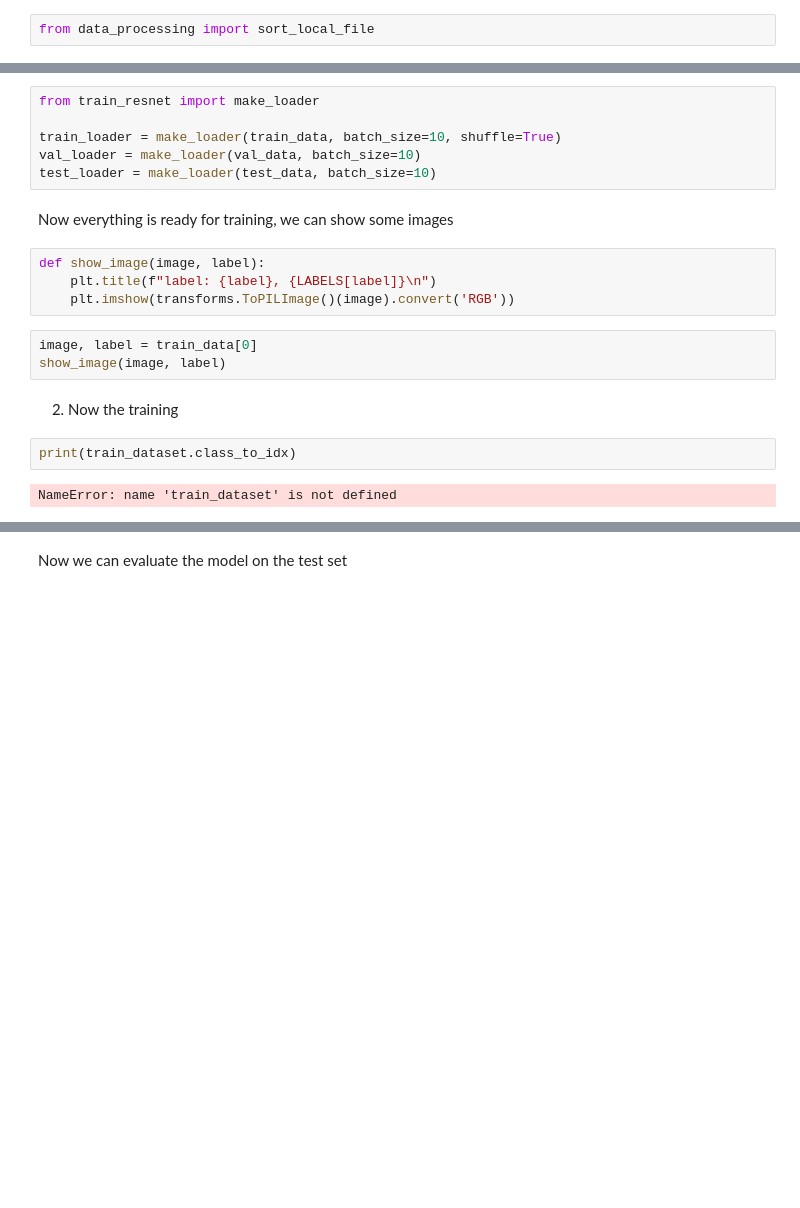
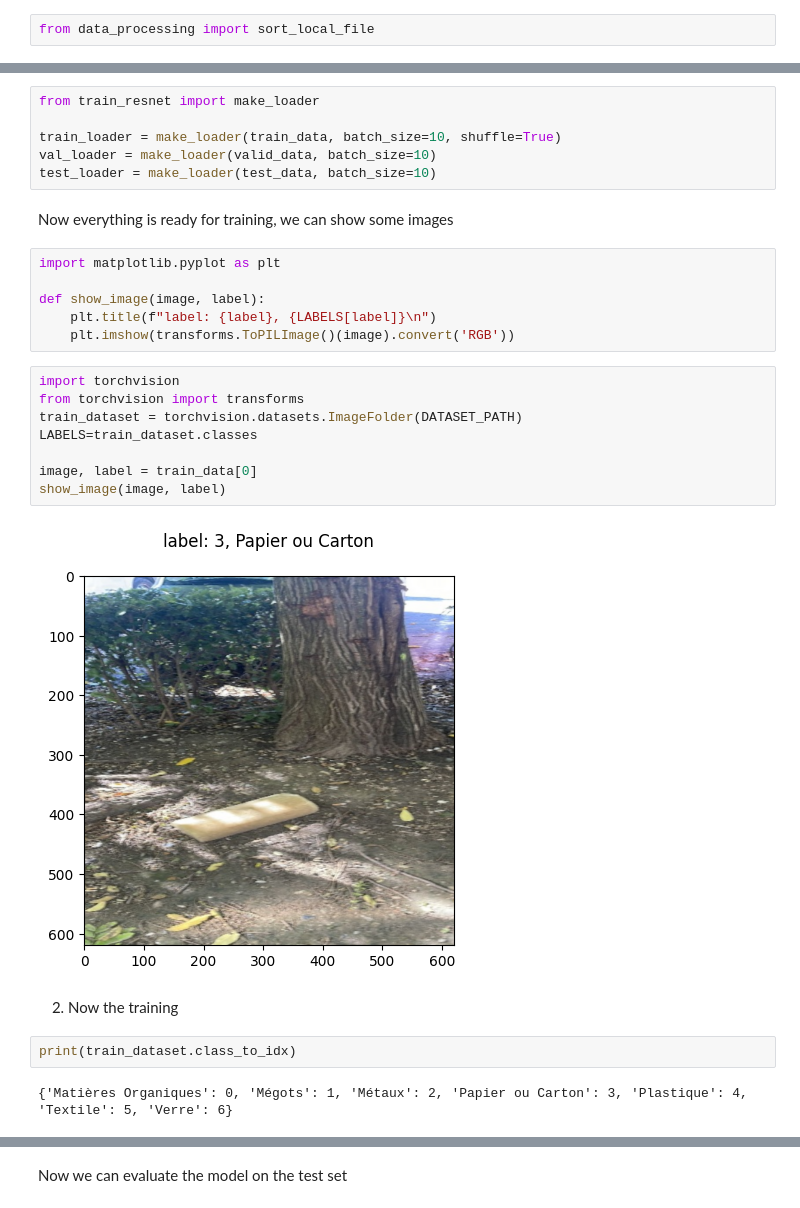
Before and after one commit to come-wastetide/waste-scan, a Jupyter notebook: models/trashback/ResNet2.ipynb, the cells around one changed output, grey strips where cells are left out. Drawn from its saved outputs; the diff is of its cells as text; blank space fills up the shorter version.

```diff
--- a/models/trashback/ResNet2.ipynb
+++ b/models/trashback/ResNet2.ipynb
@@ -124,23 +133,32 @@ train_data,valid_data,test_data = make_train_valid_test_data(DATASET_PATH,size=(
 from train_resnet import make_loader
 
 train_loader = make_loader(train_data, batch_size=10, shuffle=True)
-val_loader = make_loader(val_data, batch_size=10)
+val_loader = make_loader(valid_data, batch_size=10)
 test_loader = make_loader(test_data, batch_size=10)
 # %% [markdown]
 Now everything is ready for training, we can show some images
 # %%
+import matplotlib.pyplot as plt
+
 def show_image(image, label):
     plt.title(f"label: {label}, {LABELS[label]}\n")
     plt.imshow(transforms.ToPILImage()(image).convert('RGB'))
-# %%
-image, label = train_data[0]
-show_image(image, label)
+# %%
+import torchvision
+from torchvision import transforms
+train_dataset = torchvision.datasets.ImageFolder(DATASET_PATH)
+LABELS=train_dataset.classes
+
+image, label = train_data[0]
+show_image(image, label)
+# %% [output]
+[figure, added]
 # %% [markdown]
 2. Now the training
 # %%
 print(train_dataset.class_to_idx)
 # %% [output]
-NameError: name 'train_dataset' is not defined
+{'Matières Organiques': 0, 'Mégots': 1, 'Métaux': 2, 'Papier ou Carton': 3, 'Plastique': 4, 'Textile': 5, 'Verre': 6}
 # %%
 LABELS = train_dataset.classes
 num_class = len(LABELS)
```
Also changed, not shown: parts of 7 cells of this notebook, 3 other files.
